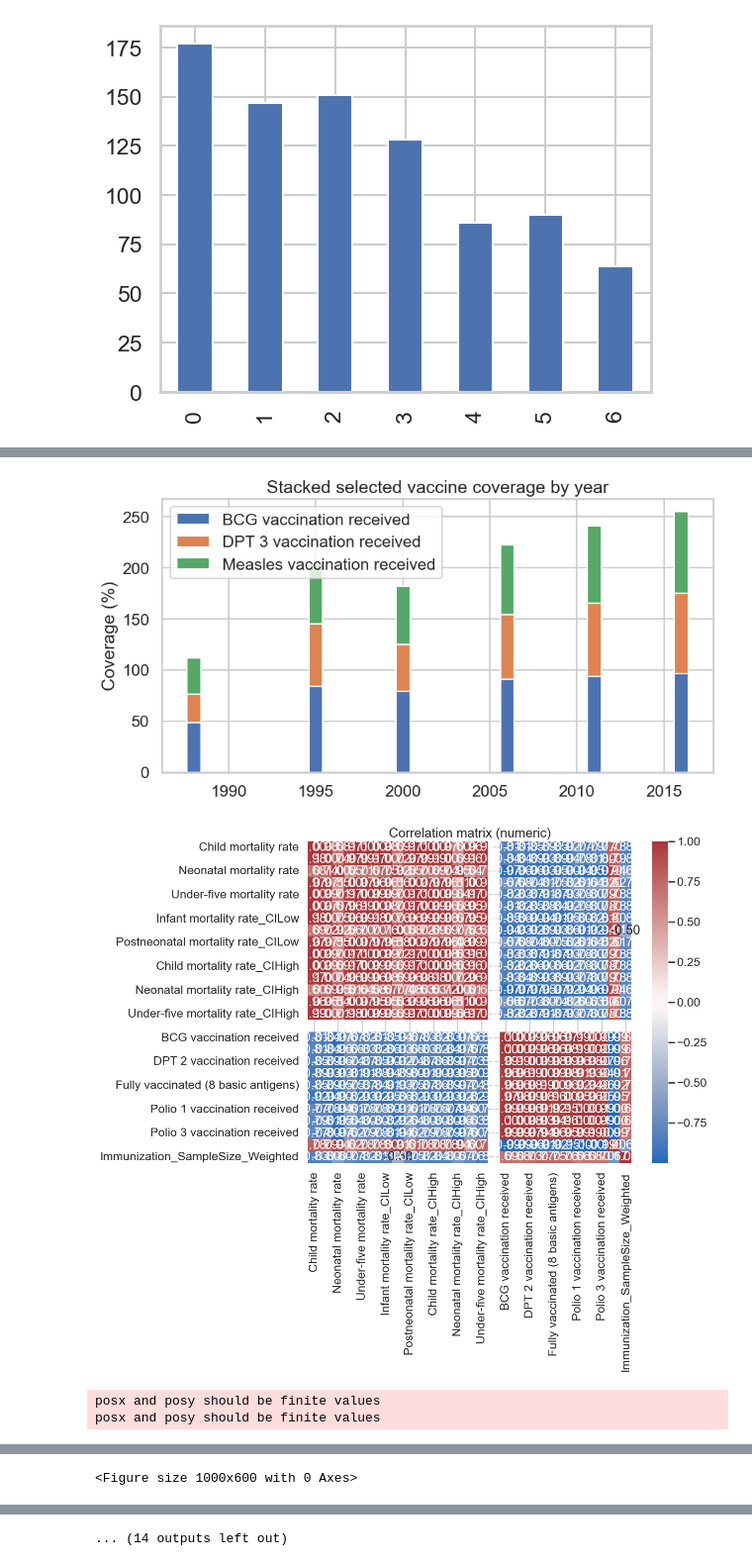
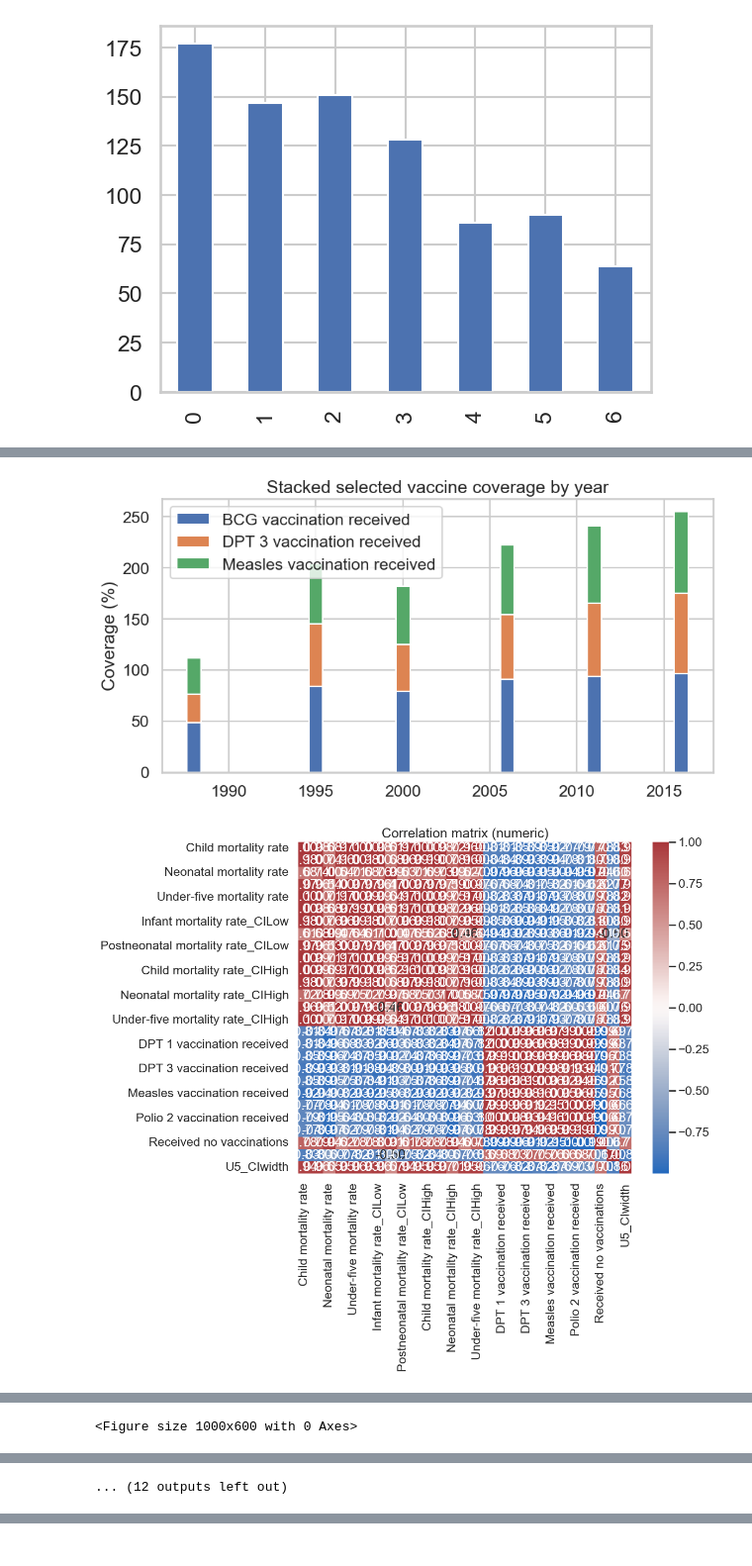
Before and after one commit to rugambwagloria/MACHINE-LEARNING-ASSIGNMENT, a Jupyter notebook: Uganda child health.ipynb, the cells around one changed output, grey strips where cells are left out. Shown at 99% size. Drawn from its saved outputs; the diff is of its cells as text; code cells hidden in the pictures.

Commit message:
new changes on dataset(cleaned version)

```diff
--- a/Uganda child health.ipynb
+++ b/Uganda child health.ipynb
@@ -199,10 +250,9 @@ plt.show()
 # %%
-import seaborn as sns
 
-# This cell creates 22 visualizations from 'uganda_child_health_merged.csv'
+
 sns.set(style="whitegrid", context="talk")
 
-df = pd.read_csv('uganda_child_health_merged.csv')
+df = pd.read_csv('uganda_child_health_merged_cleaned.csv')
 df['SurveyYear'] = df['SurveyYear'].astype(int)
 df = df.sort_values('SurveyYear').reset_index(drop=True)
 
@@ -410,7 +460,6 @@ if 'Under-five mortality rate_CILow' in df.columns and 'Under-five mortality rat
 [figure]
-[figure, old version]
+[figure, new version]
-posx and posy should be finite values
-posx and posy should be finite values
 [figure]
 [figure]
 [figure]
+<Figure size 1000x600 with 0 Axes>
@@ -417 +468 @@ posx and posy should be finite values
-<Figure size 1000x600 with 0 Axes>
+... (12 outputs left out)
@@ -419 +468,0 @@ posx and posy should be finite values
-... (14 outputs left out)
```
Also changed, not shown: parts of 4 cells of this notebook, 1 other file.
